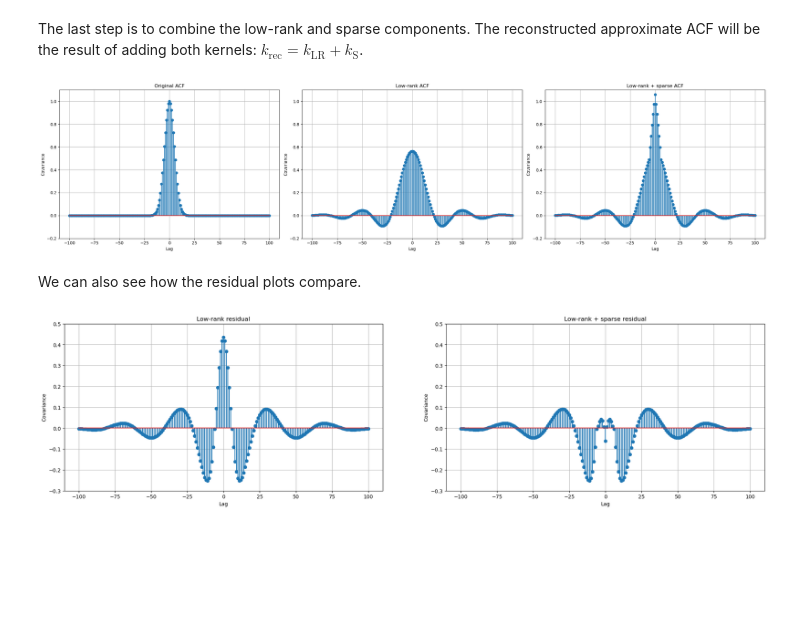
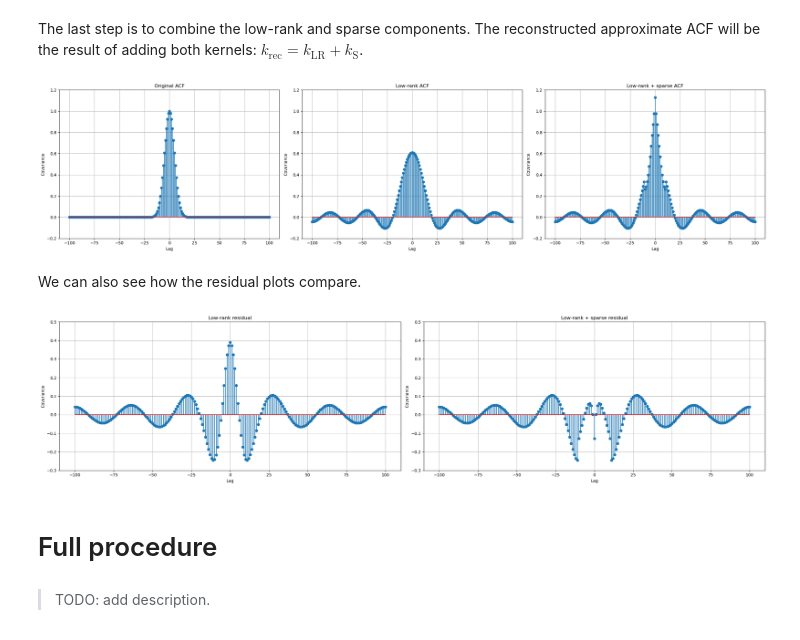
Before and after one commit to rafaelhanashiro/slr, a Jupyter notebook: slr.ipynb, the cells around one changed output. Drawn from its saved outputs; the diff is of its cells as text; code cells hidden in the pictures; blank space fills up the shorter version.

```diff
--- a/slr.ipynb
+++ b/slr.ipynb
@@ -103,9 +106,10 @@ Next, we want to take the DFT and set to 0 all but the top $r$ values.
 # %%
-r = 10      # Number of modes
+r = 5       # Number of modes
 
 # Mask the spectrum
-lr_spectrum_shifted = spectrum_shifted.copy()
-lr_spectrum_shifted[lr_spectrum_shifted < np.sort(lr_spectrum_shifted)[-r]] = 0
+lr_spectrum_shifted = spectrum_shifted[1:].copy()                                   # Remove DC component
+lr_spectrum_shifted[lr_spectrum_shifted < np.sort(lr_spectrum_shifted)[-2*r]] = 0   # Set all but the top 2r values to 0. The 2 serves to preserve symmetry.
+lr_spectrum_shifted = np.append(spectrum_shifted[0], lr_spectrum_shifted)           # Always keep the DC component
 
 # Shift the spectrum and plot
 lr_spectrum = np.fft.fftshift(lr_spectrum_shifted)
@@ -178,16 +182,22 @@ def MA_approx(k, q):
     -------
     The best (in l2) MA(q) approximation of k (centered).
     """
+    T = (len(k) - 1) // 2
+
     # Truncate the ACF to match the MA(q) ACF support
     k_trunc = np.array(k[T:T+q+1])
 
-    # Solve the least squares problem. We initialize with the square root of the original ACF to preserve the scaling (the MA ACF essentially squares the parameters).
-    sol = least_squares(lambda theta: MA_ACF(theta) - k_trunc, np.sqrt(k_trunc))
+    # We initialize with the square root of the original ACF to preserve the scaling (the MA ACF essentially squares the parameters). Note that we must also preserve the sign.
+    signs = np.sign(k_trunc)
+    init = np.sqrt(np.abs(k_trunc)) * signs
+
+    # Solve the least squares problem.
+    sol = least_squares(lambda theta: MA_ACF(theta) - k_trunc, init)
 
     k_MA_trunc = MA_ACF(sol.x)
     return np.concatenate([np.zeros(T-q), k_MA_trunc[q:0:-1], k_MA_trunc, np.zeros(T-q)])
 
-q = 5
+q = 10
 k_s = MA_approx(k_res, q)
 
 fig, ax = plt.subplots(figsize=(9, 5))
@@ -202,17 +212,24 @@ The last step is to combine the low-rank and sparse components. The reconstructe
 k_rec = k_lr + k_s
 
 fig, ax = plt.subplots(1, 3, figsize=(25, 6))
-stem_plot(ax[0], lags, k, "Original ACF", "Lag", "Covariance", (-0.2, 1.1))
-stem_plot(ax[1], lags, k_lr, "Low-rank ACF", "Lag", "Covariance", (-0.2, 1.1))
-stem_plot(ax[2], lags, k_rec, "Low-rank + sparse ACF", "Lag", "Covariance", (-0.2, 1.1))
+ylim = (-0.2, 1.2)
+stem_plot(ax[0], lags, k, "Original ACF", "Lag", "Covariance", ylim)
+stem_plot(ax[1], lags, k_lr, "Low-rank ACF", "Lag", "Covariance", ylim)
+stem_plot(ax[2], lags, k_rec, "Low-rank + sparse ACF", "Lag", "Covariance", ylim)
 plt.tight_layout()
 # %% [output]
-[figure, old version]
+[figure, new version]
 # %% [markdown]
 We can also see how the residual plots compare.
 # %%
 fig, ax = plt.subplots(1, 2, figsize=(25, 6))
-stem_plot(ax[0], lags, k_res, "Low-rank residual", "Lag", "Covariance", (-0.3, 0.5))
-stem_plot(ax[1], lags, k - k_rec, "Low-rank + sparse residual", "Lag", "Covariance", (-0.3, 0.5))
+ylim = (-0.3, 0.5)
+stem_plot(ax[0], lags, k_res, "Low-rank residual", "Lag", "Covariance", ylim)
+stem_plot(ax[1], lags, k - k_rec, "Low-rank + sparse residual", "Lag", "Covariance", ylim)
+plt.tight_layout()
 # %% [output]
-[figure, old version]
+[figure, new version]
+# %% [markdown]
+# Full procedure
+# %% [markdown]
+> TODO: add description.
```
Also changed, not shown: parts of 11 cells of this notebook.
